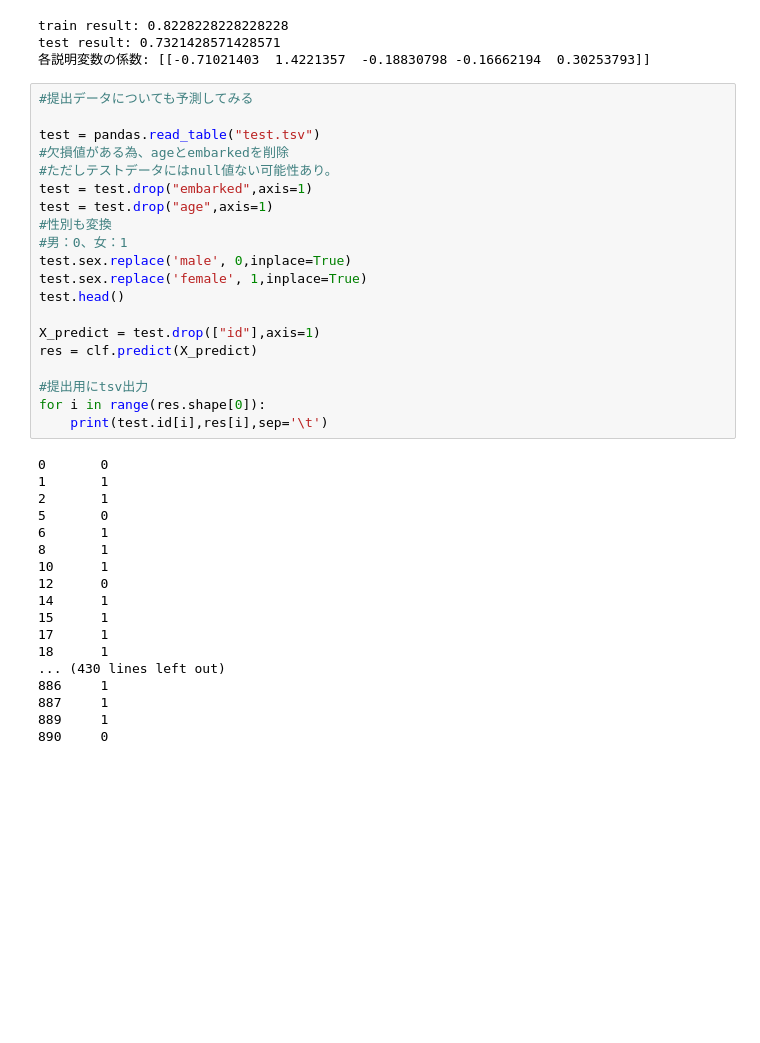
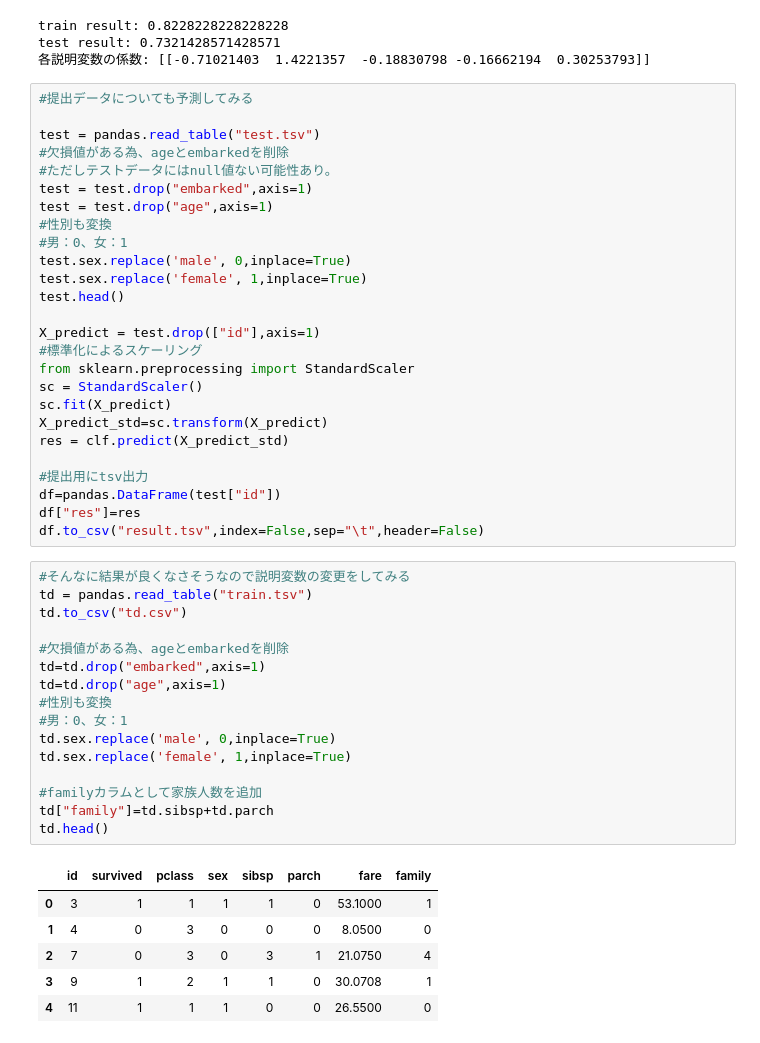
Before and after one commit to MatsushitaEi/titanic_prediction, a Jupyter notebook: titanic_prediction.ipynb, the cells around one changed output. Drawn from its saved outputs; the diff is of its cells as text; blank space fills up the shorter version.

```diff
--- a/titanic_prediction.ipynb
+++ b/titanic_prediction.ipynb
@@ -160,26 +160,37 @@ test.sex.replace('female', 1,inplace=True)
 test.head()
 
 X_predict = test.drop(["id"],axis=1)
-res = clf.predict(X_predict)
+#標準化によるスケーリング
+from sklearn.preprocessing import StandardScaler
+sc = StandardScaler()
+sc.fit(X_predict)
+X_predict_std=sc.transform(X_predict)
+res = clf.predict(X_predict_std)
 
 #提出用にtsv出力
-for i in range(res.shape[0]):
-    print(test.id[i],res[i],sep='\t')
+df=pandas.DataFrame(test["id"])
+df["res"]=res
+df.to_csv("result.tsv",index=False,sep="\t",header=False)
-# %% [output]
-0       0
-1       1
-2       1
-5       0
-6       1
-8       1
-10      1
-12      0
-14      1
-15      1
-17      1
-18      1
-... (430 lines left out)
-886     1
-887     1
-889     1
-890     0
+# %%
+#そんなに結果が良くなさそうなので説明変数の変更をしてみる
+td = pandas.read_table("train.tsv")
+td.to_csv("td.csv")
+
+#欠損値がある為、ageとembarkedを削除
+td=td.drop("embarked",axis=1)
+td=td.drop("age",axis=1)
+#性別も変換
+#男：0、女：1
+td.sex.replace('male', 0,inplace=True)
+td.sex.replace('female', 1,inplace=True)
+
+#familyカラムとして家族人数を追加
+td["family"]=td.sibsp+td.parch
+td.head()
+# %% [output]
+|  | id | survived | pclass | sex | sibsp | parch | fare | family |
+| 0 | 3 | 1 | 1 | 1 | 1 | 0 | 53.1000 | 1 |
+| 1 | 4 | 0 | 3 | 0 | 0 | 0 | 8.0500 | 0 |
+| 2 | 7 | 0 | 3 | 0 | 3 | 1 | 21.0750 | 4 |
+| 3 | 9 | 1 | 2 | 1 | 1 | 0 | 30.0708 | 1 |
+| 4 | 11 | 1 | 1 | 1 | 0 | 0 | 26.5500 | 0 |
```
Also changed, not shown: parts of 4 cells of this notebook, 1 other file.
